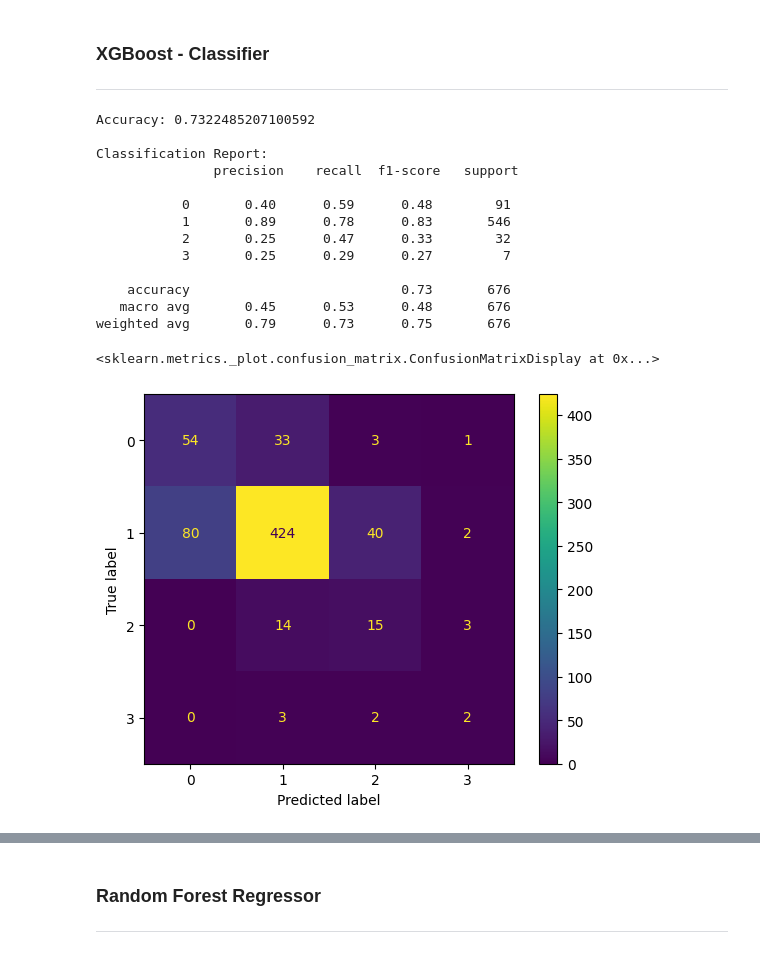
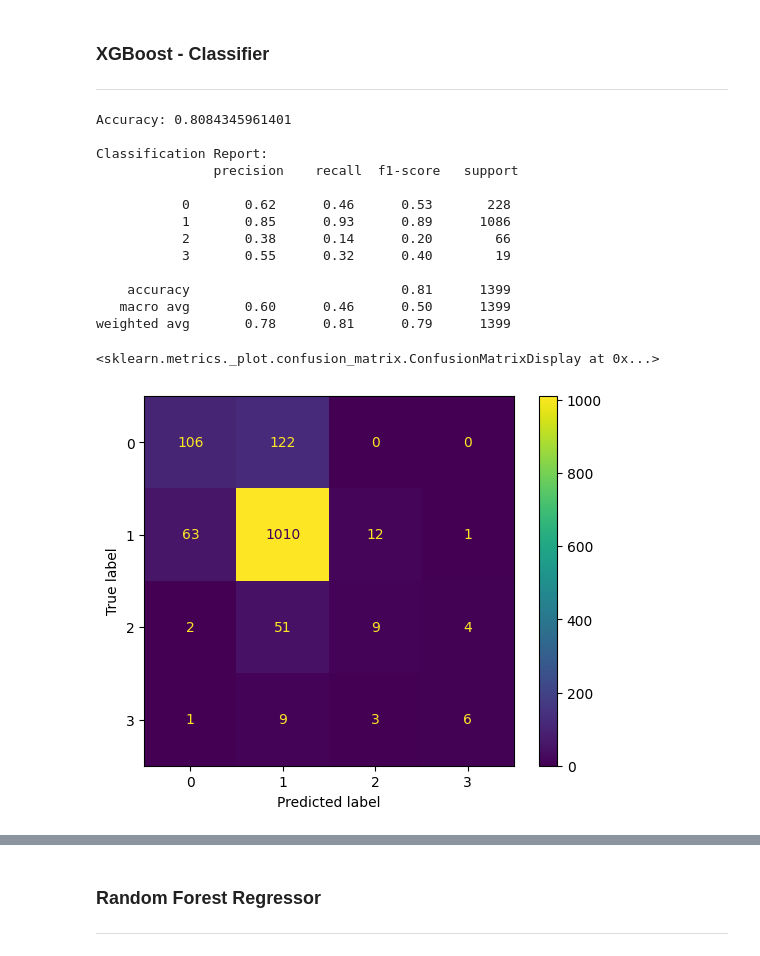
Before and after one commit to diegodorado1729/Coding, a Jupyter notebook: Arbolado-IA/arbolado-ia.ipynb, the cells around one changed output, grey strips where cells are left out. Cells and saved outputs as stored; diff of their text form; code cells hidden in the pictures.

```diff
--- a/Arbolado-IA/arbolado-ia.ipynb
+++ b/Arbolado-IA/arbolado-ia.ipynb
@@ -53,7 +58,12 @@ from sklearn.model_selection import GridSearchCV, train_test_split, StratifiedSh
 ----
 # %%
 # Carga de datos
-df = pd.read_csv('./data-arbolado-junior.csv')
+df1 = pd.read_csv('./data-arbolado-junior.csv')
+df1 = df1.drop(columns=['id'])
+df2 = pd.read_csv('./data-arbolado-crisol.csv')
+df3 = pd.read_csv('./data-arbolado-gralpaz.csv')
+
+df = pd.concat([df1, df2, df3])
 # %%
 print("El tamaño del DataFrame es: \n")
 print(f'Shape: {df.shape}')
@@ -75,9 +85,9 @@ Shape: (3823, 28)
 ----
 # %%
 cols_to_drop = [
-    "id", "fecha", "latitud", "longitud", "direccion",
+    "fecha", "latitud", "longitud", "direccion",
     "barrioNombre", "observaciones", "lugarRelevamientoNombre",
-    "tipoLugarNombre"
+    "tipoLugarNombre", "Observaciones"
 ]
 df = df.drop(columns=cols_to_drop)
 # %%
@@ -357,54 +382,46 @@ y = df["estadoFitosanitario"].astype(int)
 X_train, X_test, y_train, y_test = train_test_split(
     X, y, test_size=0.2, random_state=42, stratify=y
 )
-
-# Calcular pesos para cada clase
-classes = np.unique(y_train)
-weights = compute_class_weight(class_weight='balanced', classes=classes, y=y_train)
-class_weights = dict(zip(classes, weights))
-
-# Mapear cada muestra a su peso
-sample_weights = y_train.map(class_weights)
 
 # Definir modelo XGBoost para clasificación
 xgb_clf = XGBClassifier(
     n_estimators=300,
     learning_rate=0.1,
     max_depth=6,
     subsample=0.8,
     colsample_bytree=0.8,
     random_state=42,
     n_jobs=-1
 )
 
 # Entrenar
-xgb_clf.fit(X_train, y_train, sample_weight=sample_weights)
+xgb_clf.fit(X_train, y_train)
 
 # Predecir
 y_pred = xgb_clf.predict(X_test)
 
 # Métricas de clasificación
 accuracy = accuracy_score(y_test, y_pred)
 print("Accuracy:", accuracy)
 
 print("\nClassification Report:\n", classification_report(y_test, y_pred))
 
 # Matriz de confusión
 disp_pre = ConfusionMatrixDisplay(confusion_matrix=confusion_matrix(y_test, y_pred), display_labels=[0,1,2,3])
 disp_pre.plot()
 # %% [output]
-Accuracy: 0.7322485207100592
+Accuracy: 0.8084345961401
 
 Classification Report:
                precision    recall  f1-score   support
 
-           0       0.40      0.59      0.48        91
-           1       0.89      0.78      0.83       546
-           2       0.25      0.47      0.33        32
-           3       0.25      0.29      0.27         7
+           0       0.62      0.46      0.53       228
+           1       0.85      0.93      0.89      1086
+           2       0.38      0.14      0.20        66
+           3       0.55      0.32      0.40        19
 
-    accuracy                           0.73       676
-   macro avg       0.45      0.53      0.48       676
-weighted avg       0.79      0.73      0.75       676
+    accuracy                           0.81      1399
+   macro avg       0.60      0.46      0.50      1399
+weighted avg       0.78      0.81      0.79      1399
 <sklearn.metrics._plot.confusion_matrix.ConfusionMatrixDisplay at 0x...>
-[figure, old version]
+[figure, new version]
```
Also changed, not shown: parts of 15 cells of this notebook, 1 other file.
